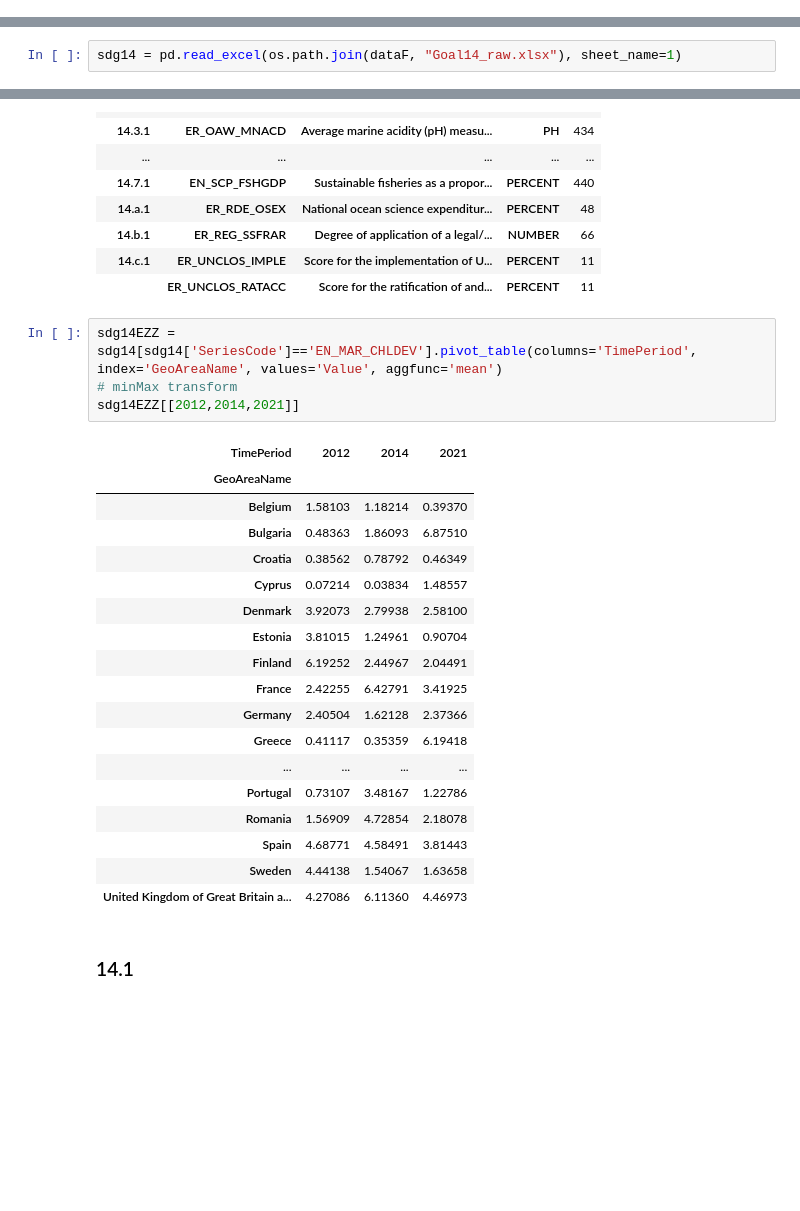
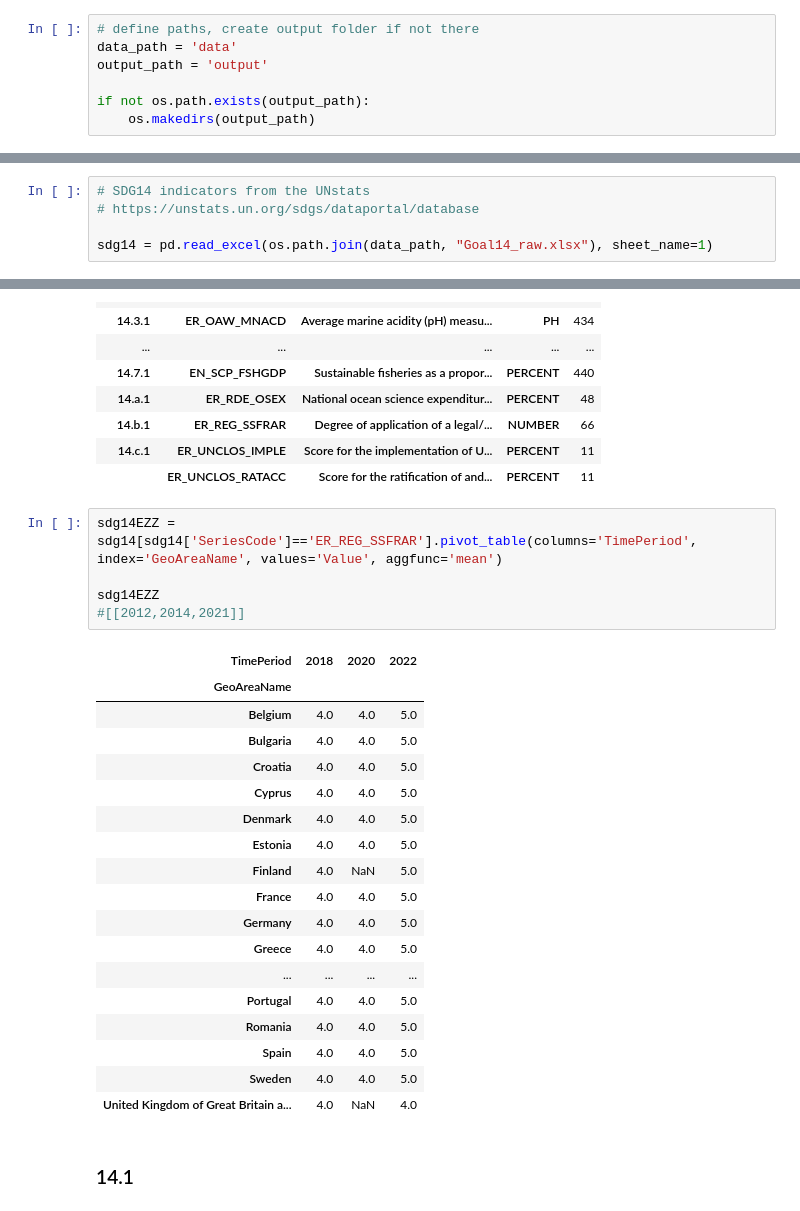
Before and after one commit to isaldiviagonzatti/sdg14, a Jupyter notebook: code/exploreSDG14.ipynb, the cells around one changed output, grey strips where cells are left out. Saved outputs shown, nothing was run; the diff lists cells and outputs as text; blank space fills up the shorter version.

```diff
--- a/code/exploreSDG14.ipynb
+++ b/code/exploreSDG14.ipynb
@@ -14,3 +11,10 @@ dataF = r'raw_py'
+# %%
+# define paths, create output folder if not there
+data_path = 'data'
+output_path = 'output'
+
+if not os.path.exists(output_path):
+	os.makedirs(output_path)
 # %% [markdown]
 #### Country names dict
 # %%
@@ -278,7 +283,10 @@ countryAbb = [x if x not in country_to_abbrev else country_to_abbrev[x] for x in
 # %% [markdown]
 ### SDG Official Data
 # %%
-sdg14 = pd.read_excel(os.path.join(dataF, "Goal14_raw.xlsx"), sheet_name=1)
+# SDG14 indicators from the UNstats
+# https://unstats.un.org/sdgs/dataportal/database
+
+sdg14 = pd.read_excel(os.path.join(data_path, "Goal14_raw.xlsx"), sheet_name=1)
 # %%
 # filter columns
 sdg14 = sdg14[['Target', 'Indicator','SeriesCode', 'GeoAreaName',
@@ -314,28 +322,29 @@ pd.DataFrame(sdg14.groupby(['Indicator', 'SeriesCode', 'SeriesDescription', 'Uni
 | 14.c.1 | ER_UNCLOS_IMPLE | Score for the implementation of U... | PERCENT | 11 |
 |  | ER_UNCLOS_RATACC | Score for the ratification of and... | PERCENT | 11 |
 # %%
-sdg14EZZ = sdg14[sdg14['SeriesCode']=='EN_MAR_CHLDEV'].pivot_table(columns='TimePeriod', index='GeoAreaName', values='Value', aggfunc='mean')
-# minMax transform
-sdg14EZZ[[2012,2014,2021]]
+sdg14EZZ = sdg14[sdg14['SeriesCode']=='ER_REG_SSFRAR'].pivot_table(columns='TimePeriod', index='GeoAreaName', values='Value', aggfunc='mean')
+
+sdg14EZZ
+#[[2012,2014,2021]]
 # %% [output]
-| TimePeriod | 2012 | 2014 | 2021 |
+| TimePeriod | 2018 | 2020 | 2022 |
 | GeoAreaName |  |  |  |
-| Belgium | 1.58103 | 1.18214 | 0.39370 |
-| Bulgaria | 0.48363 | 1.86093 | 6.87510 |
-| Croatia | 0.38562 | 0.78792 | 0.46349 |
-| Cyprus | 0.07214 | 0.03834 | 1.48557 |
-| Denmark | 3.92073 | 2.79938 | 2.58100 |
-| Estonia | 3.81015 | 1.24961 | 0.90704 |
-| Finland | 6.19252 | 2.44967 | 2.04491 |
-| France | 2.42255 | 6.42791 | 3.41925 |
-| Germany | 2.40504 | 1.62128 | 2.37366 |
-| Greece | 0.41117 | 0.35359 | 6.19418 |
+| Belgium | 4.0 | 4.0 | 5.0 |
+| Bulgaria | 4.0 | 4.0 | 5.0 |
+| Croatia | 4.0 | 4.0 | 5.0 |
+| Cyprus | 4.0 | 4.0 | 5.0 |
+| Denmark | 4.0 | 4.0 | 5.0 |
+| Estonia | 4.0 | 4.0 | 5.0 |
+| Finland | 4.0 | NaN | 5.0 |
+| France | 4.0 | 4.0 | 5.0 |
+| Germany | 4.0 | 4.0 | 5.0 |
+| Greece | 4.0 | 4.0 | 5.0 |
 | ... | ... | ... | ... |
-| Portugal | 0.73107 | 3.48167 | 1.22786 |
-| Romania | 1.56909 | 4.72854 | 2.18078 |
-| Spain | 4.68771 | 4.58491 | 3.81443 |
-| Sweden | 4.44138 | 1.54067 | 1.63658 |
-| United Kingdom of Great Britain a... | 4.27086 | 6.11360 | 4.46973 |
+| Portugal | 4.0 | 4.0 | 5.0 |
+| Romania | 4.0 | 4.0 | 5.0 |
+| Spain | 4.0 | 4.0 | 5.0 |
+| Sweden | 4.0 | 4.0 | 5.0 |
+| United Kingdom of Great Britain a... | 4.0 | NaN | 4.0 |
 # %% [markdown]
 ### 14.1
 # %% [markdown]
```
Also changed, not shown: parts of 30 cells of this notebook, 30 other files.
